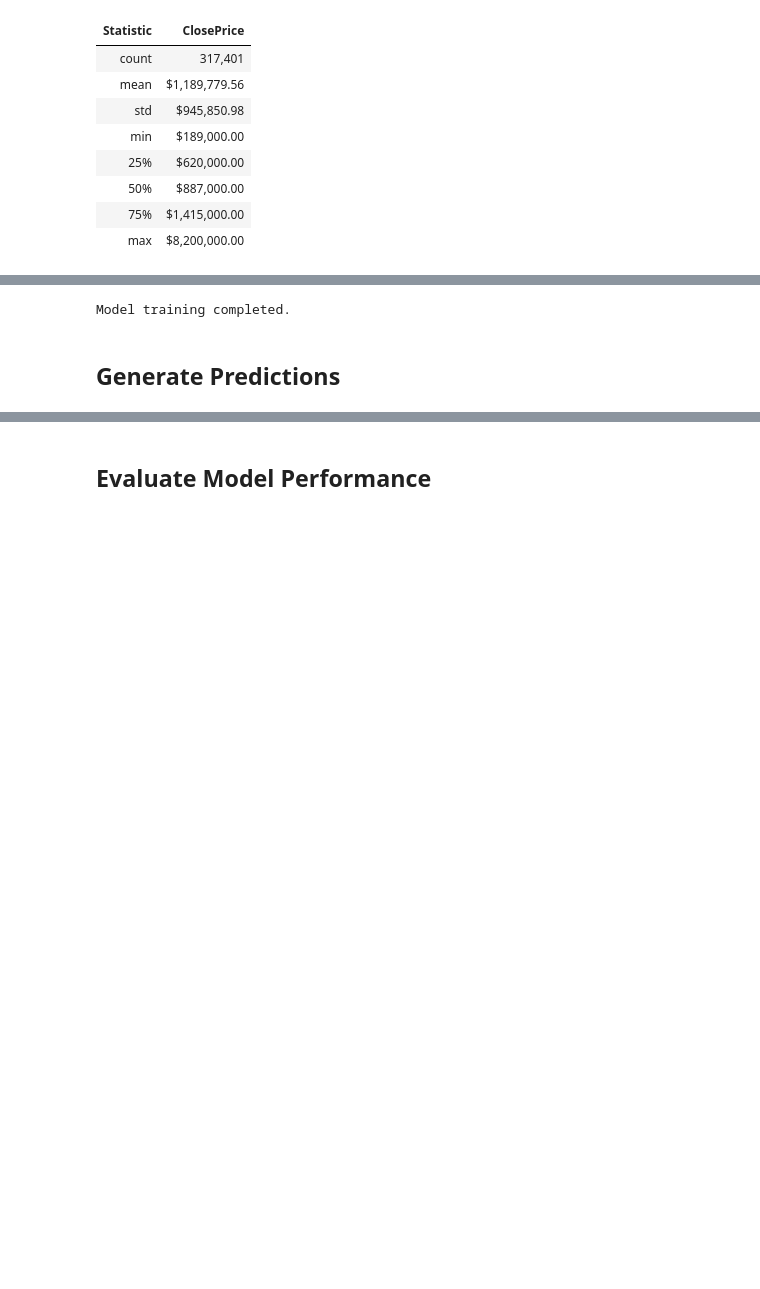
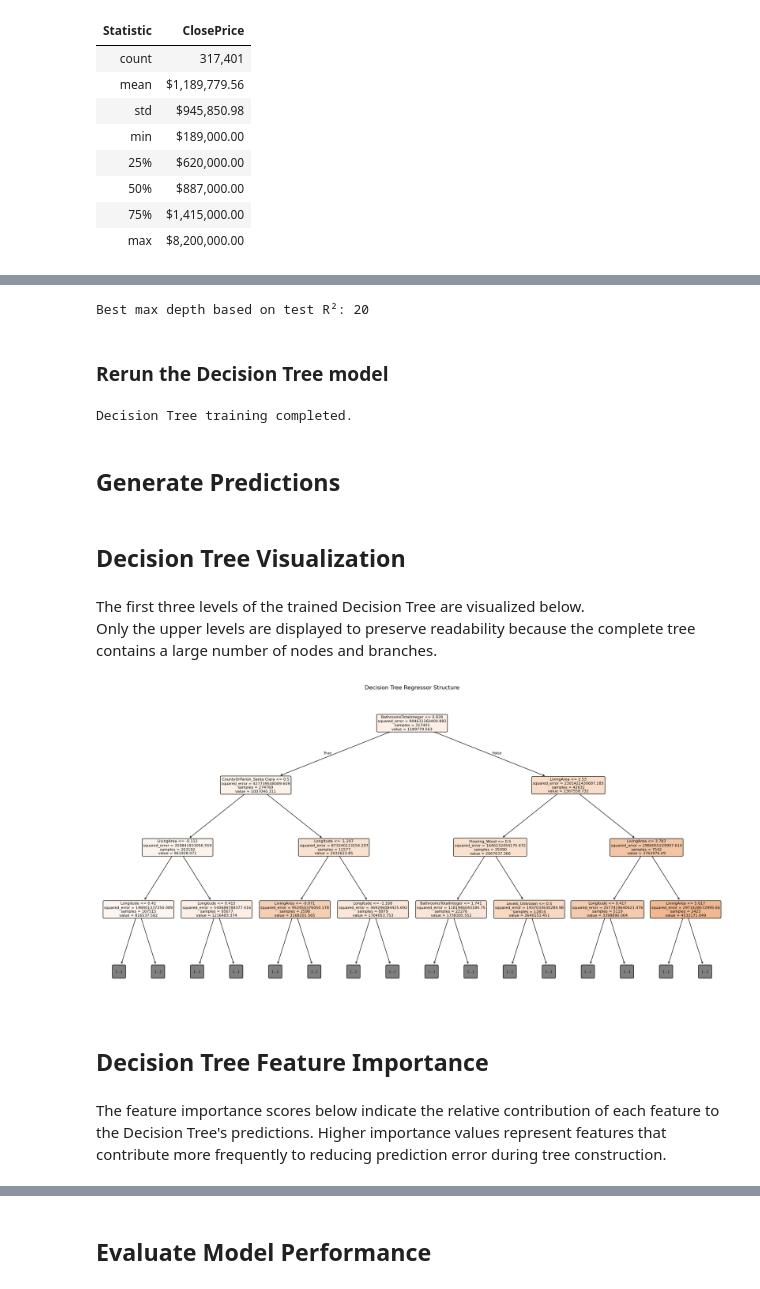
Before and after one commit to jasperfc/IDX-Exchange, a Jupyter notebook: Notebook/notebook_04_model_comparison.ipynb, the cells around one changed output, grey strips where cells are left out. Drawn from its saved outputs; the diff is of its cells as text; code cells hidden in the pictures; blank space fills up the shorter version.

```diff
--- a/Notebook/notebook_04_model_comparison.ipynb
+++ b/Notebook/notebook_04_model_comparison.ipynb
@@ -89,10 +144,22 @@ target_summary.style.hide(axis = "index")
+# %%
+best_depth = int(depth_results_df.loc[depth_results_df["R²"].idxmax(), "Max Depth"])
+print(f"Best max depth based on test R²: {best_depth}")
+# %% [output]
+Best max depth based on test R²: 20
+# %% [markdown]
+### Rerun the Decision Tree model
 # %%
-# Initialize baseline model
-model = LinearRegression()
-model.fit(x_train, y_train)
-print("Model training completed.")
+# Initialize Decision Tree Model with the best_depth we found
+dt_regressor = DecisionTreeRegressor(
+    max_depth = best_depth,
+    min_samples_split = 10,
+    min_samples_leaf = 5,
+    random_state = 42
+)
+dt_regressor.fit(x_train, y_train)
+print("Decision Tree training completed.")
 # %% [output]
-Model training completed.
+Decision Tree training completed.
 # %% [markdown]
 ## Generate Predictions
 # %%
@@ -99,0 +167,16 @@ y_pred = model.predict(x_test)
+# %% [markdown]
+## Decision Tree Visualization
+# %% [markdown]
+The first three levels of the trained Decision Tree are visualized below.
+Only the upper levels are displayed to preserve readability because the complete tree contains a large number of nodes and branches.
+# %%
+plt.figure(figsize = (24, 12))
+plot_tree(dt_regressor, feature_names = x_train.columns, filled = True, rounded = True, max_depth = 3, fontsize = 8)
+plt.title("Decision Tree Regressor Structure")
+plt.show()
+# %% [output]
+[figure, added]
+# %% [markdown]
+## Decision Tree Feature Importance
+# %% [markdown]
+The feature importance scores below indicate the relative contribution of each feature to the Decision Tree's predictions. Higher importance values represent features that contribute more frequently to reducing prediction error during tree construction.
```
Also changed, not shown: parts of 35 cells of this notebook, 2 other files.
